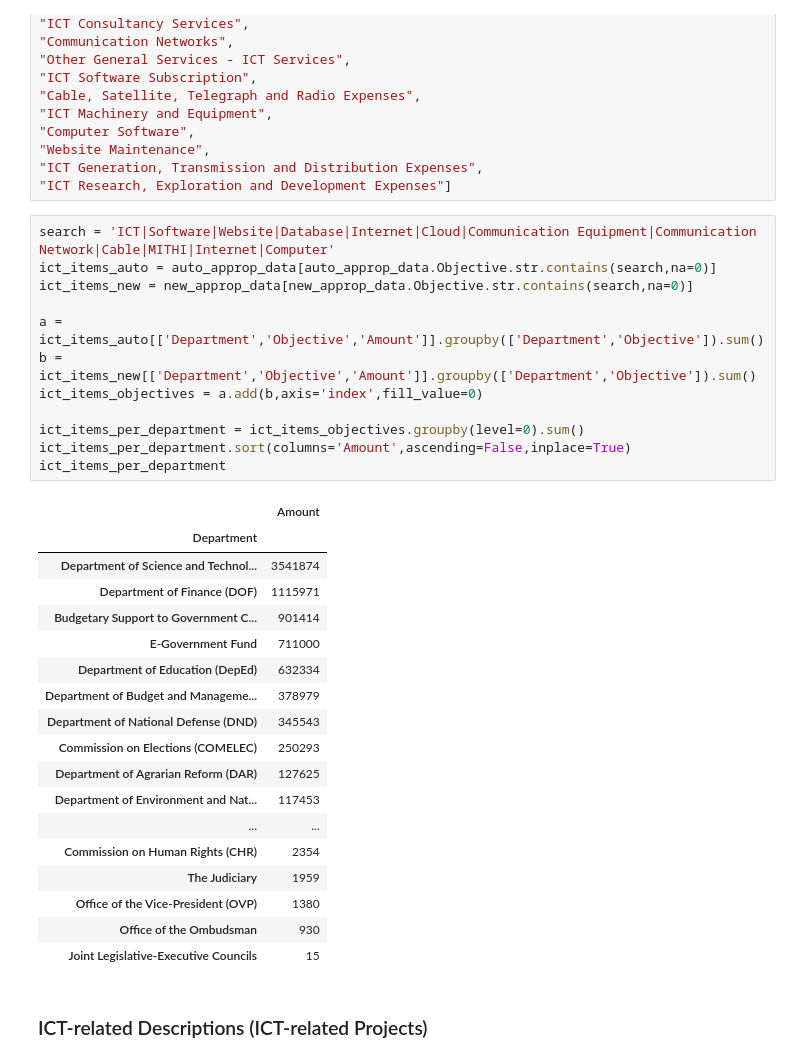
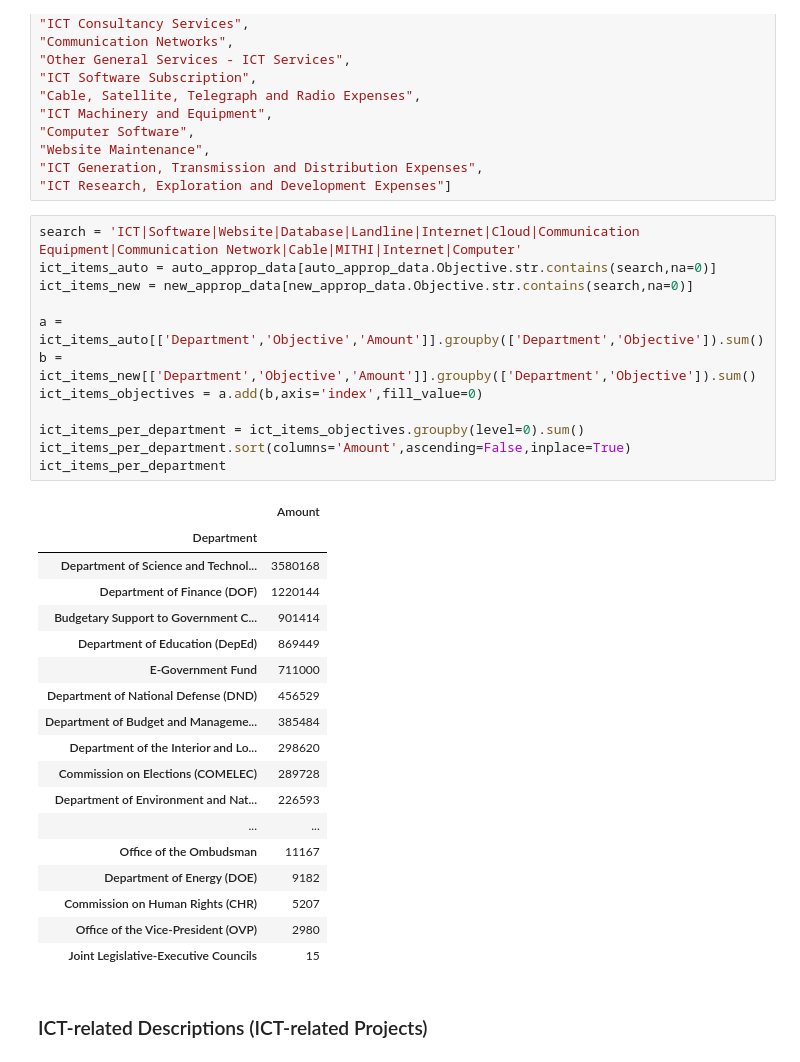
Before and after one commit to RickBahague/ICT4P, a Jupyter notebook: ICT Spending in the 2015 NEP.ipynb, the cells around one changed output. Cells and saved outputs as stored; diff of their text form.

Commit message:
adds telco revenue from govt budget

```diff
--- a/ICT Spending in the 2015 NEP.ipynb
+++ b/ICT Spending in the 2015 NEP.ipynb
@@ -120,35 +139,35 @@ ICT_items = [
 "ICT Generation, Transmission and Distribution Expenses",
 "ICT Research, Exploration and Development Expenses"]
 # %%
-search = 'ICT|Software|Website|Database|Internet|Cloud|Communication Equipment|Communication Network|Cable|MITHI|Internet|Computer'
+search = 'ICT|Software|Website|Database|Landline|Internet|Cloud|Communication Equipment|Communication Network|Cable|MITHI|Internet|Computer'
 ict_items_auto = auto_approp_data[auto_approp_data.Objective.str.contains(search,na=0)]
 ict_items_new = new_approp_data[new_approp_data.Objective.str.contains(search,na=0)]
 
 a = ict_items_auto[['Department','Objective','Amount']].groupby(['Department','Objective']).sum()
 b = ict_items_new[['Department','Objective','Amount']].groupby(['Department','Objective']).sum()
 ict_items_objectives = a.add(b,axis='index',fill_value=0)
 
 ict_items_per_department = ict_items_objectives.groupby(level=0).sum()
 ict_items_per_department.sort(columns='Amount',ascending=False,inplace=True)
 ict_items_per_department
 # %% [output]
 |  | Amount |
 | Department |  |
-| Department of Science and Technol... | 3541874 |
-| Department of Finance (DOF) | 1115971 |
+| Department of Science and Technol... | 3580168 |
+| Department of Finance (DOF) | 1220144 |
 | Budgetary Support to Government C... | 901414 |
+| Department of Education (DepEd) | 869449 |
 | E-Government Fund | 711000 |
-| Department of Education (DepEd) | 632334 |
-| Department of Budget and Manageme... | 378979 |
-| Department of National Defense (DND) | 345543 |
-| Commission on Elections (COMELEC) | 250293 |
-| Department of Agrarian Reform (DAR) | 127625 |
-| Department of Environment and Nat... | 117453 |
+| Department of National Defense (DND) | 456529 |
+| Department of Budget and Manageme... | 385484 |
+| Department of the Interior and Lo... | 298620 |
+| Commission on Elections (COMELEC) | 289728 |
+| Department of Environment and Nat... | 226593 |
 | ... | ... |
-| Commission on Human Rights (CHR) | 2354 |
-| The Judiciary | 1959 |
-| Office of the Vice-President (OVP) | 1380 |
-| Office of the Ombudsman | 930 |
+| Office of the Ombudsman | 11167 |
+| Department of Energy (DOE) | 9182 |
+| Commission on Human Rights (CHR) | 5207 |
+| Office of the Vice-President (OVP) | 2980 |
 | Joint Legislative-Executive Councils | 15 |
 # %% [markdown]
 ### ICT-related Descriptions (ICT-related Projects)
```
Also changed, not shown: parts of 6 cells of this notebook.
